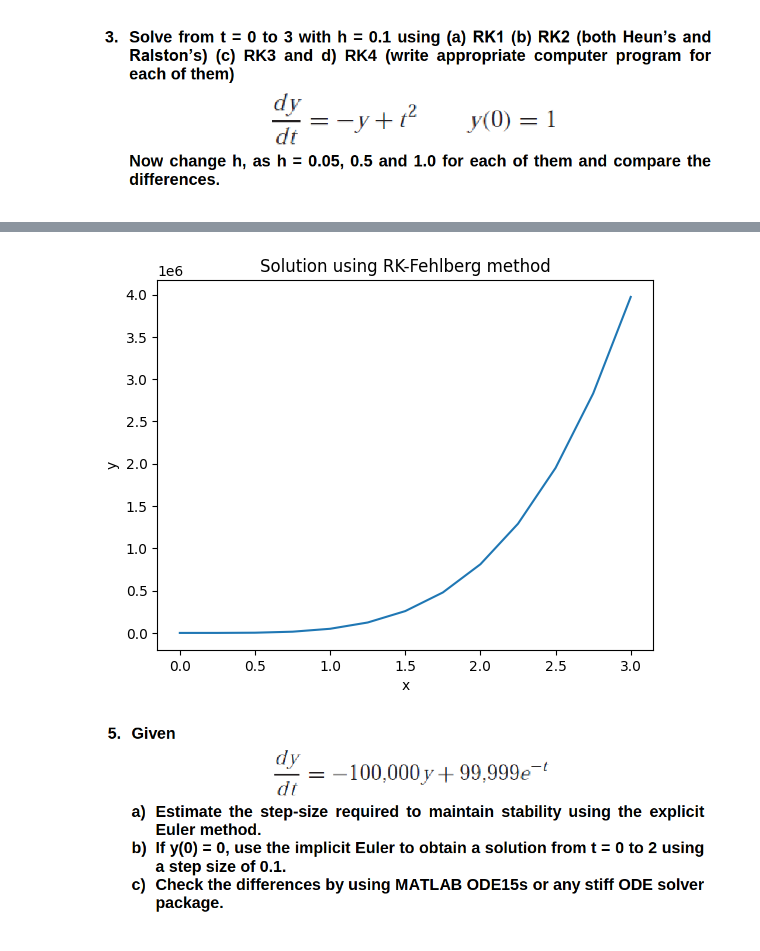
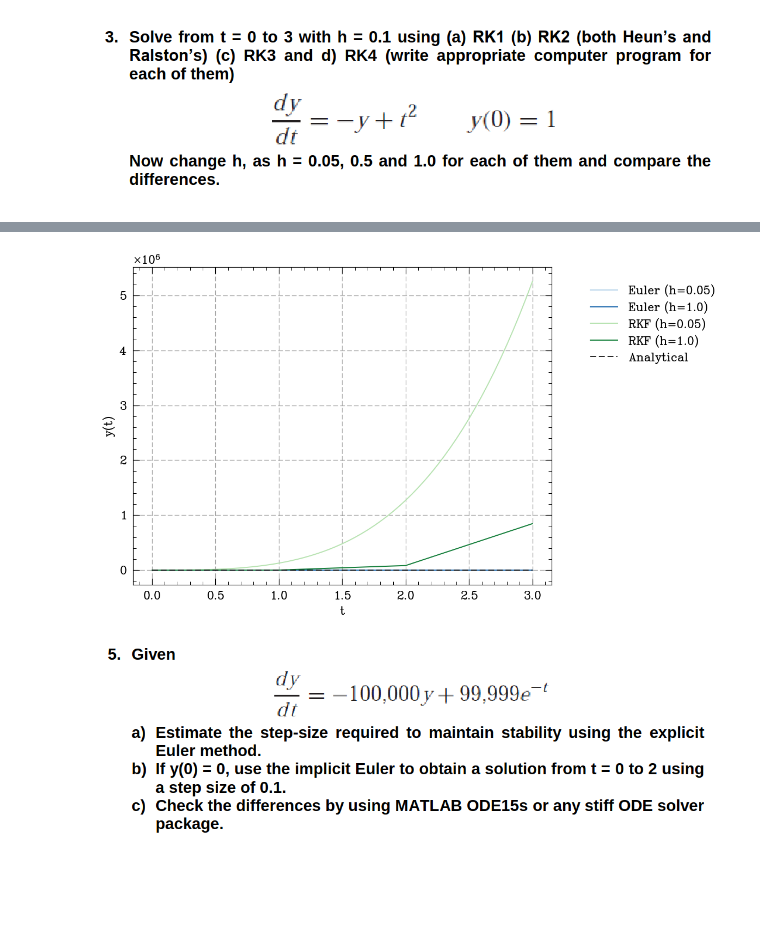
Before and after one commit to catastropiyush/coursework-notebooks, a Jupyter notebook: Numerical_Methods_Assignment_3.ipynb, the cells around one changed output, grey strips where cells are left out. Drawn from its saved outputs; the diff is of its cells as text; code cells hidden in the pictures; blank space fills up the shorter version.

```diff
--- a/Numerical_Methods_Assignment_3.ipynb
+++ b/Numerical_Methods_Assignment_3.ipynb
@@ -294,19 +284,17 @@ Absolute error: 14.81776616671937
 # %% [markdown]
 ![image.png](embedded-picture-1)
 # %%
-import numpy as np
-import matplotlib.pyplot as plt
-
-def de(t, y):
+def df(t, y):
     return -y + t**2
 
 t = np.linspace(0, 3, 31)
 y = np.zeros_like(t)
-y[0] = 1
+y[0] = 1   #Intitial value
 
 h = 0.1
 for i in range(len(t)-1):
-    y[i+1] = y[i] + h * de(t[i], y[i])
+    y[i+1] = y[i] + h * df(t[i], y[i])
 
 plt.plot(t, y, label='RK1 (Euler)')
+plt.legend()
 # %% [output]
@@ -421,33 +593,70 @@ plt.show()
 # %%
-def de(x, y):
+import matplotlib.colors as mcolors
+
+def df(x, y):          #Differential equation
     return (1 + 2*x) * np.sqrt(y)
 
+def euler_method(x, y, h): #Euler method (RK1)
+    return y + h * df(x, y)
 
 def rk_fehlberg(x, y, h):
-    k1 = h * de(x, y)
-    k2 = h * de(x + h/4, y + k1/4)
-    k3 = h * de(x + 3*h/8, y + 3*k1/32 + 9*k2/32)
-    k4 = h * de(x + 12*h/13, y + 1932*k1/2197 - 7200*k2/2197 + 7296*k3/2197)
-    k5 = h * de(x + h, y + 439*k1/216 - 8*k2 + 3680*k3/513 - 845*k4/4104)
-    k6 = h * de(x + h/2, y - 8*k1/27 + 2*k2 - 3544*k3/2565 + 1859*k4/4104 - 11*k5/40)
+    k1 = h * df(x, y)
+    k2 = h * df(x + h/4, y + k1/4)
+    k3 = h * df(x + 3*h/8, y + 3*k1/32 + 9*k2/32)
+    k4 = h * df(x + 12*h/13, y + 1932*k1/2197 - 7200*k2/2197 + 7296*k3/2197)
+    k5 = h * df(x + h, y + 439*k1/216 - 8*k2 + 3680*k3/513 - 845*k4/4104)
+    k6 = h * df(x + h/2, y - 8*k1/27 + 2*k2 - 3544*k3/2565 + 1859*k4/4104 - 11*k5/40)
     y_next = y + (16*k1 + 6784*k3 + 28561*k4 - 9*k5 + 2*k6)/90
     return y_next
 
-x = np.linspace(0, 3, 13)
-y = np.zeros_like(x)
-y[0] = 1
+def solve_ode(method, step_sizes):
+    """Solve ODE for different step sizes using a specific method"""
+    results = []
+    for h in step_sizes:
 
-h = 0.25
-for i in range(len(x)-1):
-    y[i+1] = rk_fehlberg(x[i], y[i], h)
+        t = np.arange(0, 3+h, h)
+        y = np.zeros_like(t)
+        y[0] = 1  # Initial condition
 
-plt.plot(x, y)
-plt.xlabel('x')
-plt.ylabel('y')
-plt.title('Solution using RK-Fehlberg method')
+        for i in range(len(t)-1):
+            y[i+1] = method(t[i], y[i], h)
+        results.append((t, y))
+    return results
+
+# Analytical solution
+def analytical_solution(x):
+    return ((x**2)/2 + x/2 + 1)**2
+
+
+methods = [
+    (euler_method, 'Euler'),
+    (rk_fehlberg, 'RKF')]
+
+# Step sizes
+step_sizes = [0.05,1.0]
+
+plt.figure(figsize=(10,6))
+color_palettes = [
+    plt.cm.Blues,
+    plt.cm.Greens
+]
+
+for (method, method_name), color_palette in zip(methods, color_palettes):
+    results = solve_ode(method, step_sizes)
+    for i, (t, y) in enumerate(results):
+        color = color_palette(0.3 + 0.5 * (i / (len(step_sizes) - 1)))
+        plt.plot(t, y, label=f'{method_name} (h={step_sizes[i]})', color=color)
+
+
+plt.plot(x,analytical_solution(x), label='Analytical', linestyle='--', color='black', linewidth=1)
+plt.xlabel('t')
+plt.ylabel('y(t)')
+plt.legend(bbox_to_anchor=(1.05, 1), loc='upper left')
+plt.tight_layout()
+plt.grid(True, linestyle='--', alpha=0.7)
 plt.show()
 # %% [output]
-[figure, old version]
+[figure, new version]
 # %% [markdown]
 ![image.png](embedded-picture-1)
 # %%
```
Also changed, not shown: parts of 18 cells of this notebook.
